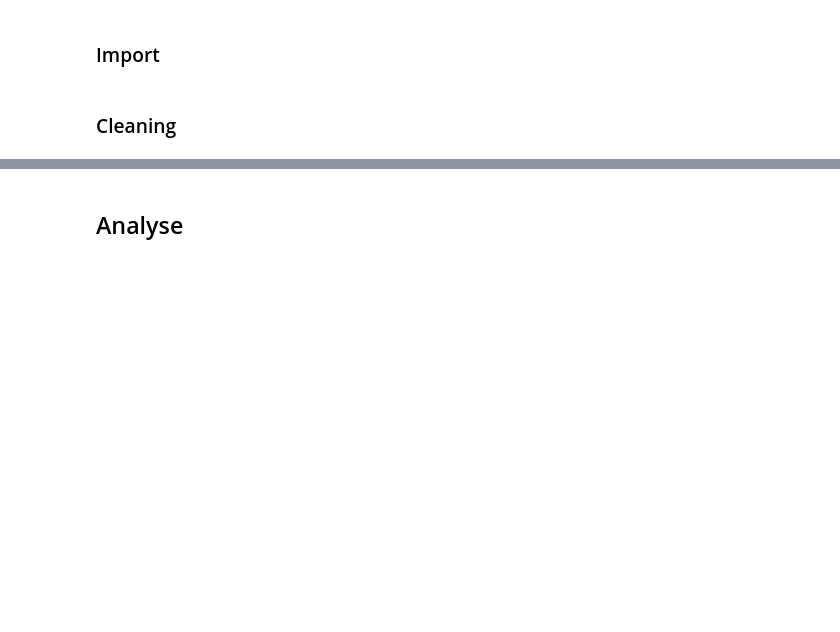
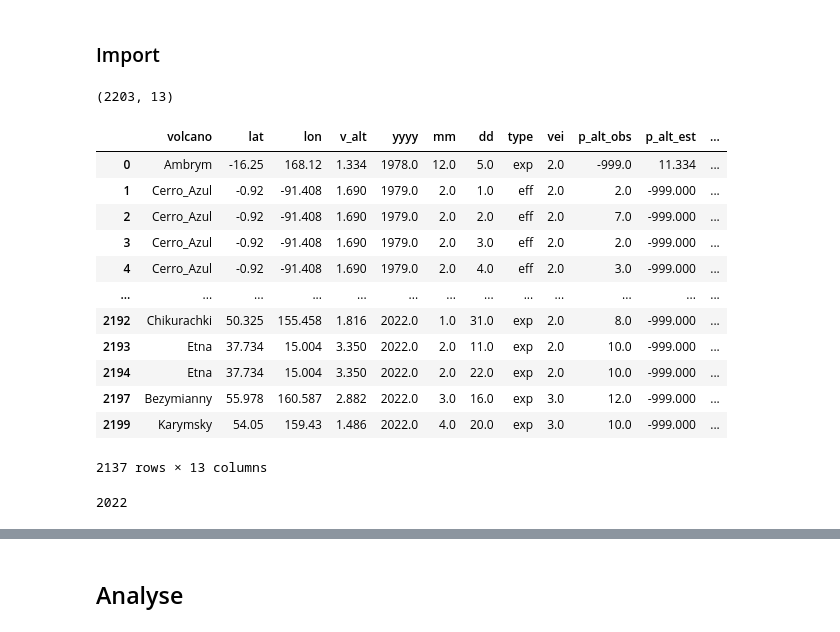
Before and after one commit to Melvin-klein/outinfo, a Jupyter notebook: projet.ipynb, the cells around one changed output, grey strips where cells are left out. Cells and saved outputs as stored; diff of their text form; code cells hidden in the pictures; blank space fills up the shorter version.

```diff
--- a/projet.ipynb
+++ b/projet.ipynb
@@ -42,2 +68,24 @@ volcanic = pd.read_json("datasets/volcanic.json")
-# %% [markdown]
-### Cleaning
+# %%
+so2 = pd.read_csv("datasets/so2.txt", sep="\t")
+
+so2.shape
+# %% [output]
+(2203, 13)
+# %%
+so2_cleared = so2.dropna(subset=['so2(kt)'])
+
+so2_cleared
+# %% [output]
+|  | volcano | lat | lon | v_alt | yyyy | mm | dd | type | vei | p_alt_obs | p_alt_est | ... |
+| 0 | Ambrym | -16.25 | 168.12 | 1.334 | 1978.0 | 12.0 | 5.0 | exp | 2.0 | -999.0 | 11.334 | ... |
+| 1 | Cerro_Azul | -0.92 | -91.408 | 1.690 | 1979.0 | 2.0 | 1.0 | eff | 2.0 | 2.0 | -999.000 | ... |
+| 2 | Cerro_Azul | -0.92 | -91.408 | 1.690 | 1979.0 | 2.0 | 2.0 | eff | 2.0 | 7.0 | -999.000 | ... |
+| 3 | Cerro_Azul | -0.92 | -91.408 | 1.690 | 1979.0 | 2.0 | 3.0 | eff | 2.0 | 2.0 | -999.000 | ... |
+| 4 | Cerro_Azul | -0.92 | -91.408 | 1.690 | 1979.0 | 2.0 | 4.0 | eff | 2.0 | 3.0 | -999.000 | ... |
+| ... | ... | ... | ... | ... | ... | ... | ... | ... | ... | ... | ... | ... |
+| 2192 | Chikurachki | 50.325 | 155.458 | 1.816 | 2022.0 | 1.0 | 31.0 | exp | 2.0 | 8.0 | -999.000 | ... |
+| 2193 | Etna | 37.734 | 15.004 | 3.350 | 2022.0 | 2.0 | 11.0 | exp | 2.0 | 10.0 | -999.000 | ... |
+| 2194 | Etna | 37.734 | 15.004 | 3.350 | 2022.0 | 2.0 | 22.0 | exp | 2.0 | 10.0 | -999.000 | ... |
+| 2197 | Bezymianny | 55.978 | 160.587 | 2.882 | 2022.0 | 3.0 | 16.0 | exp | 3.0 | 12.0 | -999.000 | ... |
+| 2199 | Karymsky | 54.05 | 159.43 | 1.486 | 2022.0 | 4.0 | 20.0 | exp | 3.0 | 10.0 | -999.000 | ... |
+2137 rows × 13 columns
@@ -43,0 +94,8 @@ volcanic = pd.read_json("datasets/volcanic.json")
+# %%
+volcano_weather['year'] = pd.to_datetime(so2_cleared['yyyy'], format="%Y").dt.year
+volcano_weather['month'] = pd.to_datetime(so2_cleared['mm'], format="%m").dt.month
+volcano_weather[['volcano_name', 'eruption_so2', 'lat', 'lng']] = so2_cleared[['volcano', 'so2(kt)', 'lat', 'lon']]
+
+volcano_weather['year'].max()
+# %% [output]
+2022
```
Also changed, not shown: parts of 11 cells of this notebook, 2 other files.
